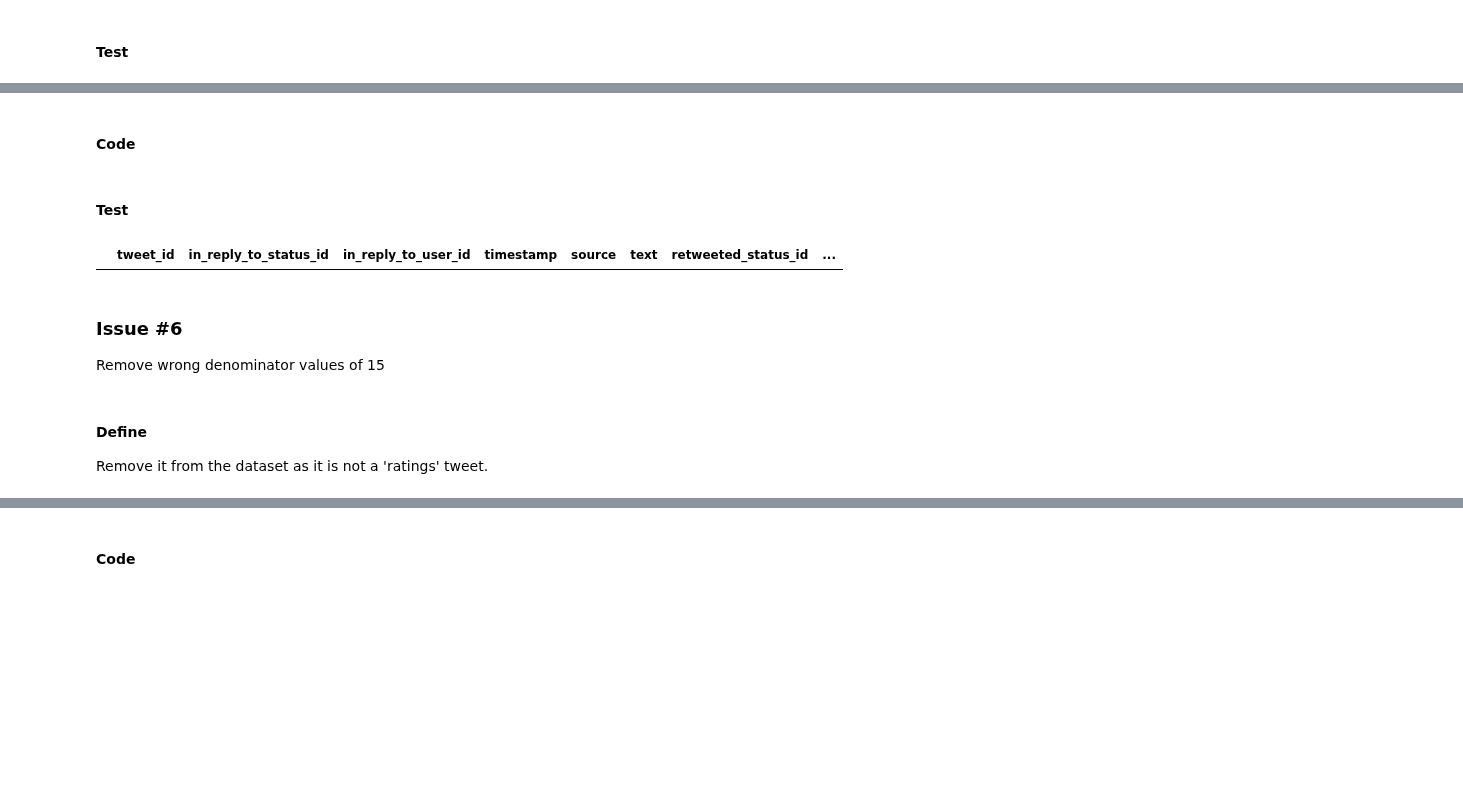
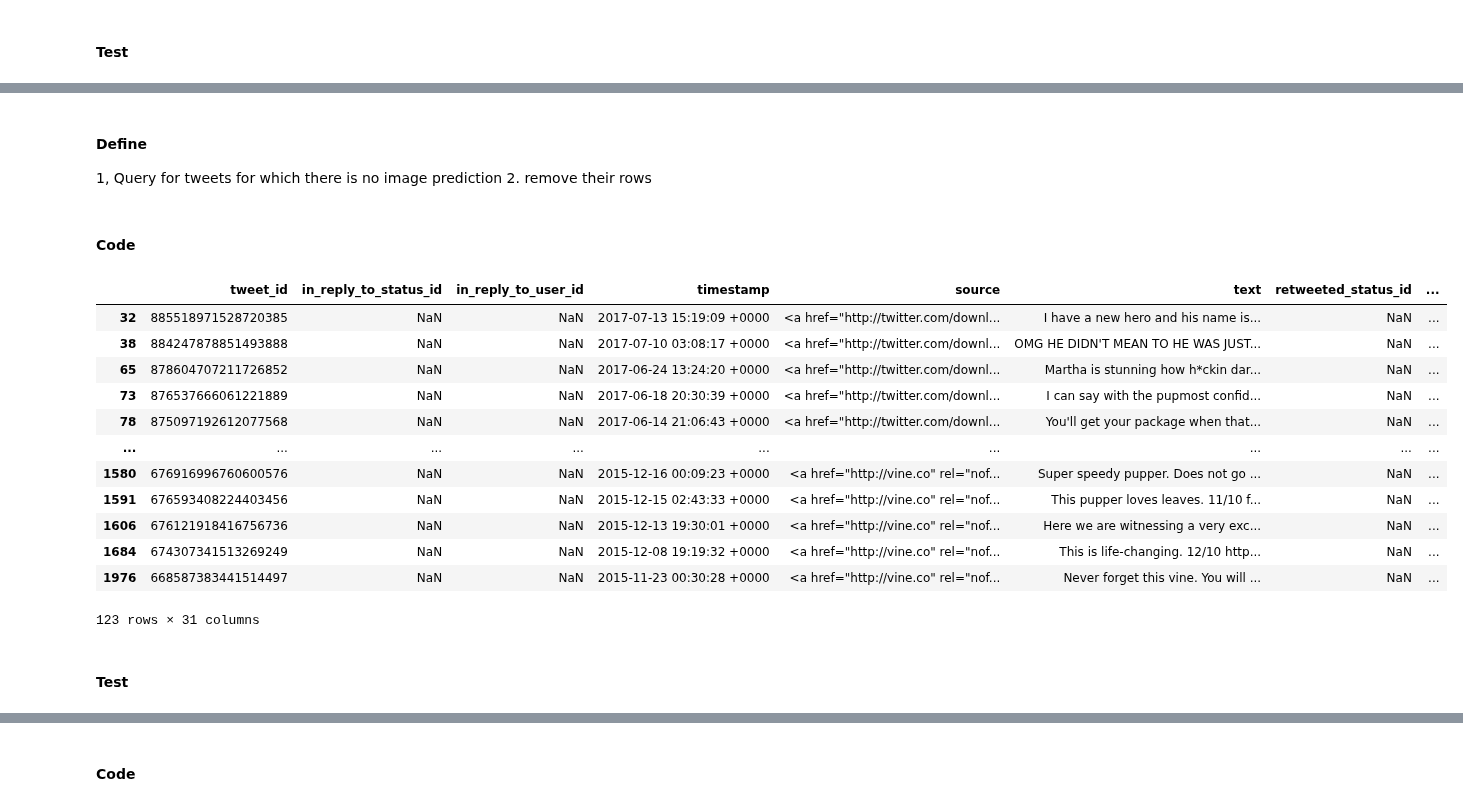
Before and after one commit to bmamha/wrangle-and-analyze-project, a Jupyter notebook: wrangle_act.ipynb, the cells around one changed output, grey strips where cells are left out. Drawn from its saved outputs; the diff is of its cells as text; code cells hidden in the pictures; blank space fills up the shorter version.

```diff
--- a/wrangle_act.ipynb
+++ b/wrangle_act.ipynb
@@ -335,4 +384,4 @@ Filter our main data set to include rows where retweet ID is null.
 # %%
-df_clean = df_clean[pd.isnull(df_clean['retweeted_status_id'])]
+df_clean = df_clean[df_clean.expanded_urls.notna()]
 # %% [markdown]
 #### Test
@@ -350,4 +411,2 @@ Replace 'a' with null values
 # %% [markdown]
 #### Code
-# %%
-df_clean.name = df_clean.name.replace('a', '')
@@ -354,2 +426,4 @@ df_clean.name = df_clean.name.replace('a', '')
+# %%
+df_clean_1 = pd.merge(df_clean, df_tweet_clean[['id','retweet_count', 'favorite_count']], left_on=['tweet_id'], right_on=['id'], how='left')
 # %% [markdown]
 #### Test
@@ -371,2 +462,4 @@ df_clean.name = df_clean.name.replace('an', '')
+# %%
+df_clean_2 = pd.merge(df_clean_1, df_prediction_clean, on = 'tweet_id', how='left')
 # %% [markdown]
 #### Test
@@ -384,2 +497,7 @@ Remove denominator values which are not for ratings.
+# %% [markdown]
+#### Define
+
+1, Query for tweets for which there is no image prediction
+2. remove their rows
 # %% [markdown]
 #### Code
@@ -387,0 +504,16 @@ df_clean = df_clean[df_clean.rating_denominator > 0]
+# %%
+df_clean_2.query('jpg_url.isna()')
+# %% [output]
+|  | tweet_id | in_reply_to_status_id | in_reply_to_user_id | timestamp | source | text | retweeted_status_id | ... |
+| 32 | 885518971528720385 | NaN | NaN | 2017-07-13 15:19:09 +0000 | <a href="http://twitter.com/downl... | I have a new hero and his name is... | NaN | ... |
+| 38 | 884247878851493888 | NaN | NaN | 2017-07-10 03:08:17 +0000 | <a href="http://twitter.com/downl... | OMG HE DIDN'T MEAN TO HE WAS JUST... | NaN | ... |
+| 65 | 878604707211726852 | NaN | NaN | 2017-06-24 13:24:20 +0000 | <a href="http://twitter.com/downl... | Martha is stunning how h*ckin dar... | NaN | ... |
+| 73 | 876537666061221889 | NaN | NaN | 2017-06-18 20:30:39 +0000 | <a href="http://twitter.com/downl... | I can say with the pupmost confid... | NaN | ... |
+| 78 | 875097192612077568 | NaN | NaN | 2017-06-14 21:06:43 +0000 | <a href="http://twitter.com/downl... | You'll get your package when that... | NaN | ... |
+| ... | ... | ... | ... | ... | ... | ... | ... | ... |
+| 1580 | 676916996760600576 | NaN | NaN | 2015-12-16 00:09:23 +0000 | <a href="http://vine.co" rel="nof... | Super speedy pupper. Does not go ... | NaN | ... |
+| 1591 | 676593408224403456 | NaN | NaN | 2015-12-15 02:43:33 +0000 | <a href="http://vine.co" rel="nof... | This pupper loves leaves. 11/10 f... | NaN | ... |
+| 1606 | 676121918416756736 | NaN | NaN | 2015-12-13 19:30:01 +0000 | <a href="http://vine.co" rel="nof... | Here we are witnessing a very exc... | NaN | ... |
+| 1684 | 674307341513269249 | NaN | NaN | 2015-12-08 19:19:32 +0000 | <a href="http://vine.co" rel="nof... | This is life-changing. 12/10 http... | NaN | ... |
+| 1976 | 668587383441514497 | NaN | NaN | 2015-11-23 00:30:28 +0000 | <a href="http://vine.co" rel="nof... | Never forget this vine. You will ... | NaN | ... |
+123 rows × 31 columns
@@ -388,13 +522,2 @@ df_clean = df_clean[df_clean.rating_denominator > 0]
 # %% [markdown]
 #### Test
-# %%
-df_clean.query('rating_denominator == 0')
-# %% [output]
-|  | tweet_id | in_reply_to_status_id | in_reply_to_user_id | timestamp | source | text | retweeted_status_id | ... |
-# %% [markdown]
-### Issue #6
-Remove wrong denominator values of 15
-# %% [markdown]
-#### Define
-
-Remove it from the dataset as it is not a 'ratings' tweet.
```
Also changed, not shown: parts of 94 cells of this notebook.
